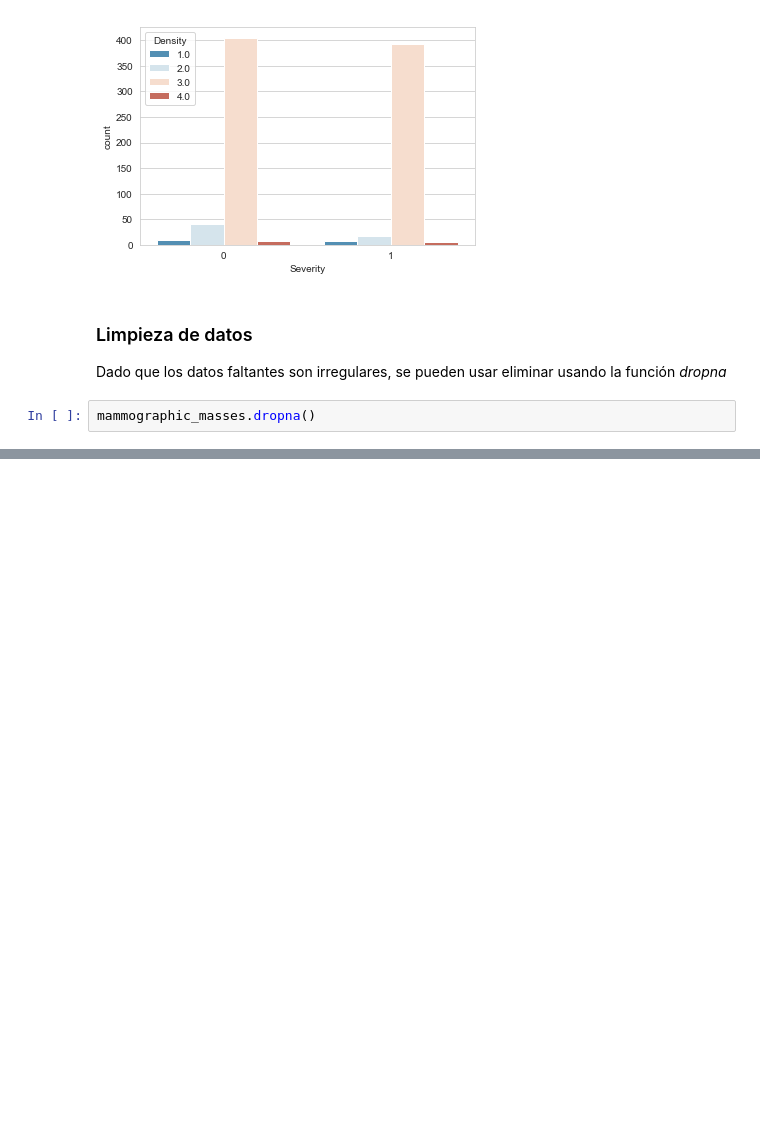
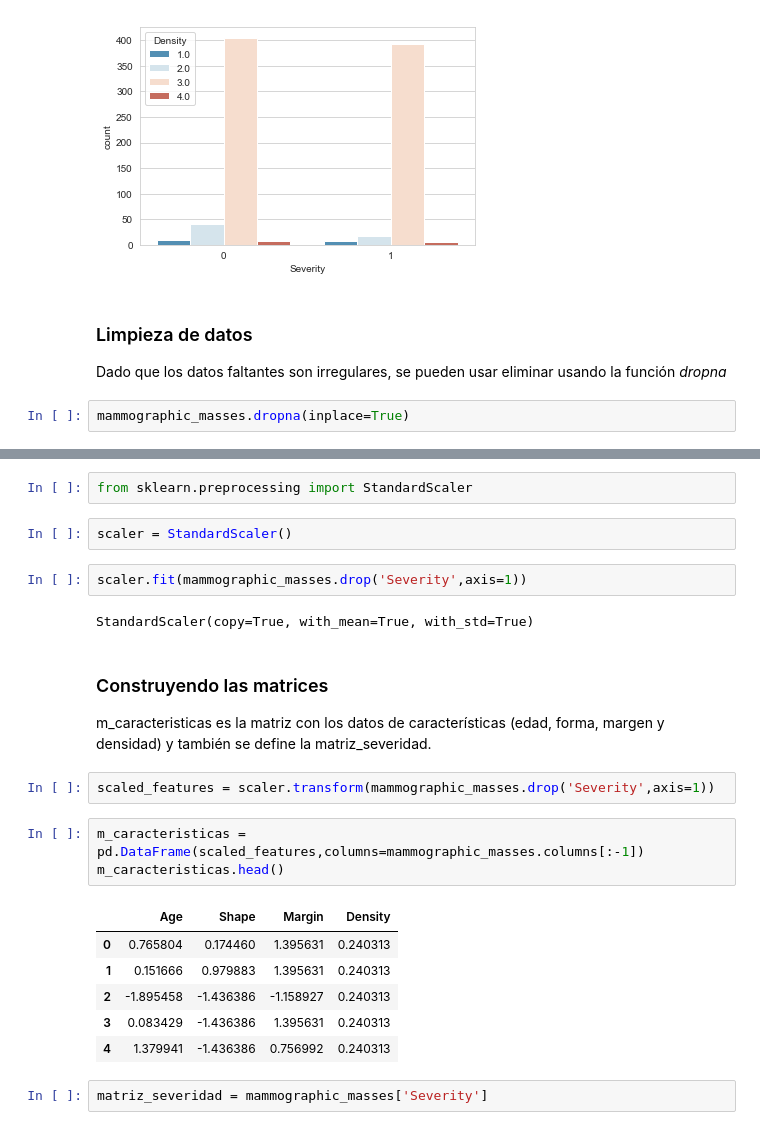
Before and after one commit to luischavez24/si_final, a Jupyter notebook: 01AnalisisExploratorioDeLosDatos.ipynb, the cells around one changed output, grey strips where cells are left out. Saved outputs shown, nothing was run; the diff lists cells and outputs as text; blank space fills up the shorter version.

```diff
--- a/01AnalisisExploratorioDeLosDatos.ipynb
+++ b/01AnalisisExploratorioDeLosDatos.ipynb
@@ -101,4 +101,4 @@ sns.countplot(x='Severity',hue='Density',data=mammographic_masses,palette='RdBu_
 ### Limpieza de datos
 Dado que los datos faltantes son irregulares, se pueden usar eliminar usando la función *dropna*
 # %%
-mammographic_masses.dropna()
+mammographic_masses.dropna(inplace=True)
@@ -123,0 +143,25 @@ mammographic_masses.dropna()
+# %%
+from sklearn.preprocessing import StandardScaler
+# %%
+scaler = StandardScaler()
+# %%
+scaler.fit(mammographic_masses.drop('Severity',axis=1))
+# %% [output]
+StandardScaler(copy=True, with_mean=True, with_std=True)
+# %% [markdown]
+### Construyendo las matrices
+m_caracteristicas es la matriz con los datos de características (edad, forma, margen y densidad) y también se define la matriz_severidad.
+# %%
+scaled_features = scaler.transform(mammographic_masses.drop('Severity',axis=1))
+# %%
+m_caracteristicas = pd.DataFrame(scaled_features,columns=mammographic_masses.columns[:-1])
+m_caracteristicas.head()
+# %% [output]
+|  | Age | Shape | Margin | Density |
+| 0 | 0.765804 | 0.174460 | 1.395631 | 0.240313 |
+| 1 | 0.151666 | 0.979883 | 1.395631 | 0.240313 |
+| 2 | -1.895458 | -1.436386 | -1.158927 | 0.240313 |
+| 3 | 0.083429 | -1.436386 | 1.395631 | 0.240313 |
+| 4 | 1.379941 | -1.436386 | 0.756992 | 0.240313 |
+# %%
+matriz_severidad = mammographic_masses['Severity']
```
Also changed, not shown: parts of 11 cells of this notebook.
